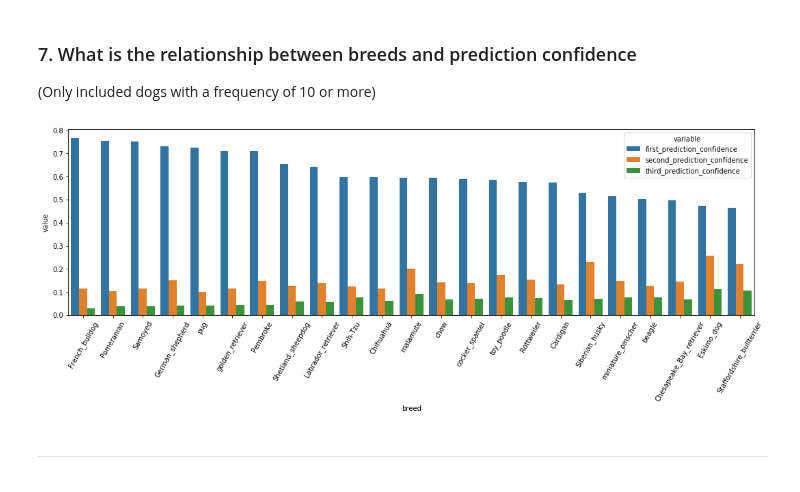
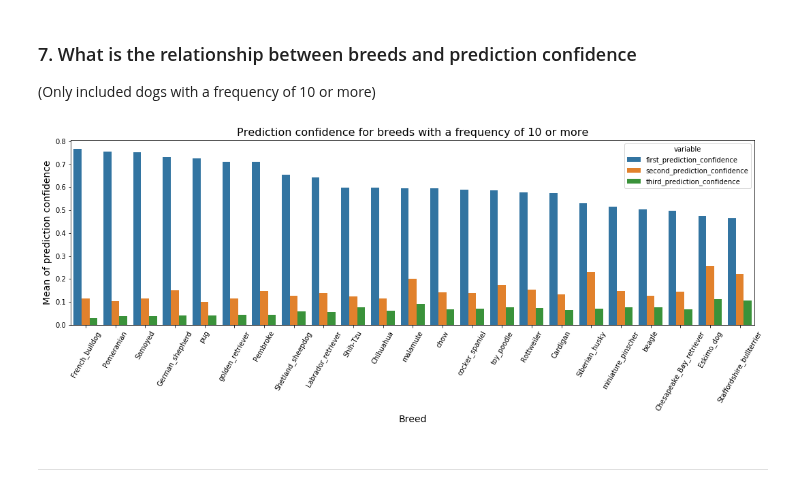
Before and after one commit to hamidkhbl/Twitter_account_data_analysis, a Jupyter notebook: wrangle_act.ipynb, the cells around one changed output. Drawn from its saved outputs; the diff is of its cells as text; code cells hidden in the pictures.

```diff
--- a/wrangle_act.ipynb
+++ b/wrangle_act.ipynb
@@ -681,0 +696,2 @@ df_csv_clean.timestamp = df_csv_clean.timestamp.apply(lambda x: x[:len(x)-5] if(
+# %%
+df_csv_clean['timestamp'] = pd.to_datetime(df_csv_clean['timestamp'])
@@ -830,8 +864,8 @@ df_json_clean.head()
 # Storing
 Join all three datasets and store them in `twitter_archive_master.csv`
 # %%
-pd.merge((pd.merge(df_csv_clean, df_tsv_clean, right_index=True, left_index=True)) , df_json_clean, right_index=True, left_index=True).to_csv('twitter_archive_master.csv')
+df = pd.merge((pd.merge(df_csv_clean, df_tsv_clean, right_index=True, left_index=True)) , df_json_clean, right_index=True, left_index=True)
+df.to_csv('twitter_archive_master.csv')
 # %%
-df = pd.read_csv('twitter_archive_master.csv')
 df.head(1)
 # %% [output]
@@ -967,9 +1027,12 @@ data = data.melt(id_vars = ['breed'])
 # %%
 plt.figure(figsize=(18, 5))
 plt.xticks(rotation=60)
 sns.barplot(x='breed', y='value', hue ='variable' , data=data);
+plt.ylabel("Mean of prediction confidence",fontsize=14);
+plt.xlabel("Breed",fontsize=14);
+plt.title("Prediction confidence for breeds with a frequency of 10 or more",fontsize = 16);
 # %% [output]
-[figure, old version]
+[figure, new version]
 # %% [markdown]
 __________________________________
 # %% [markdown]
```
Also changed, not shown: parts of 20 cells of this notebook.
